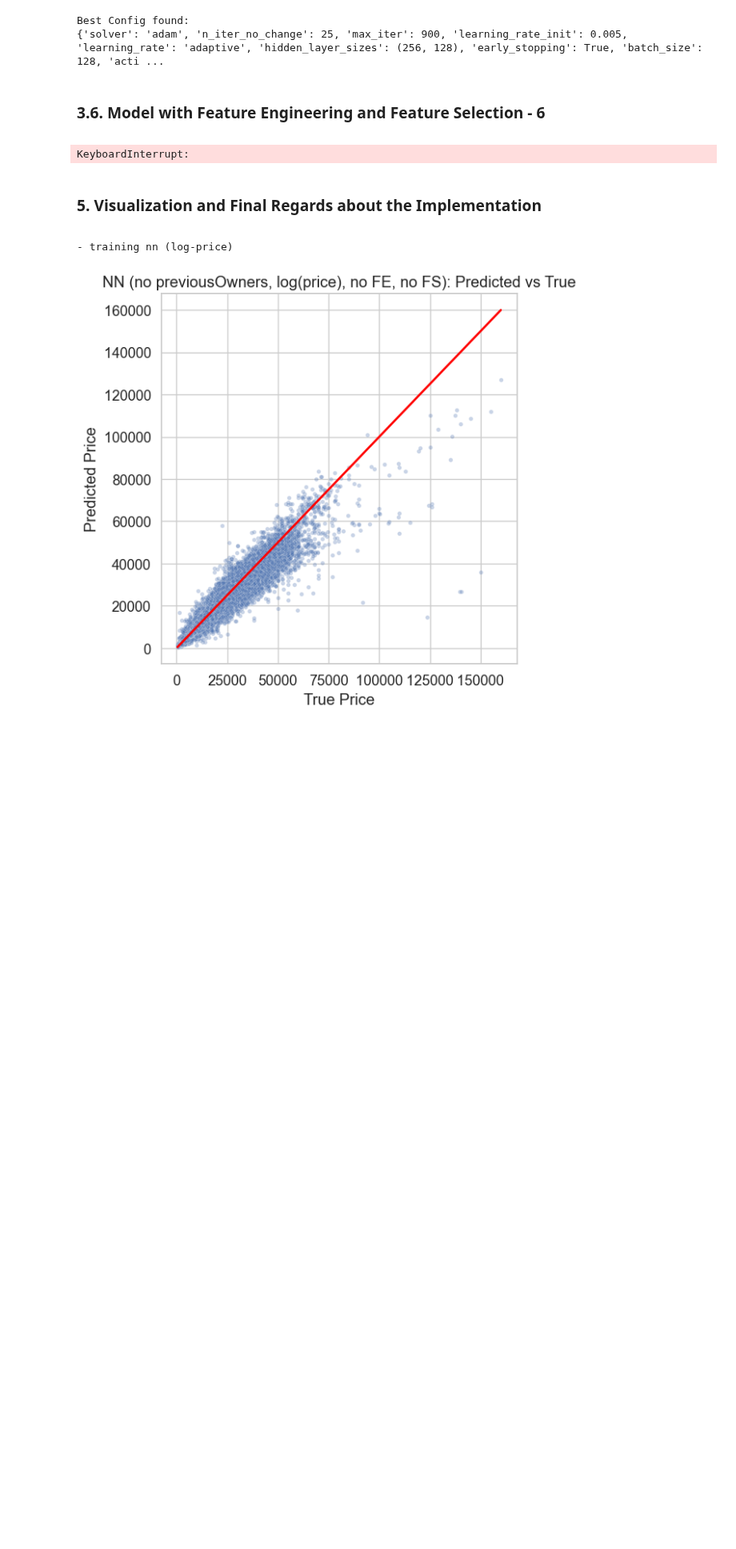
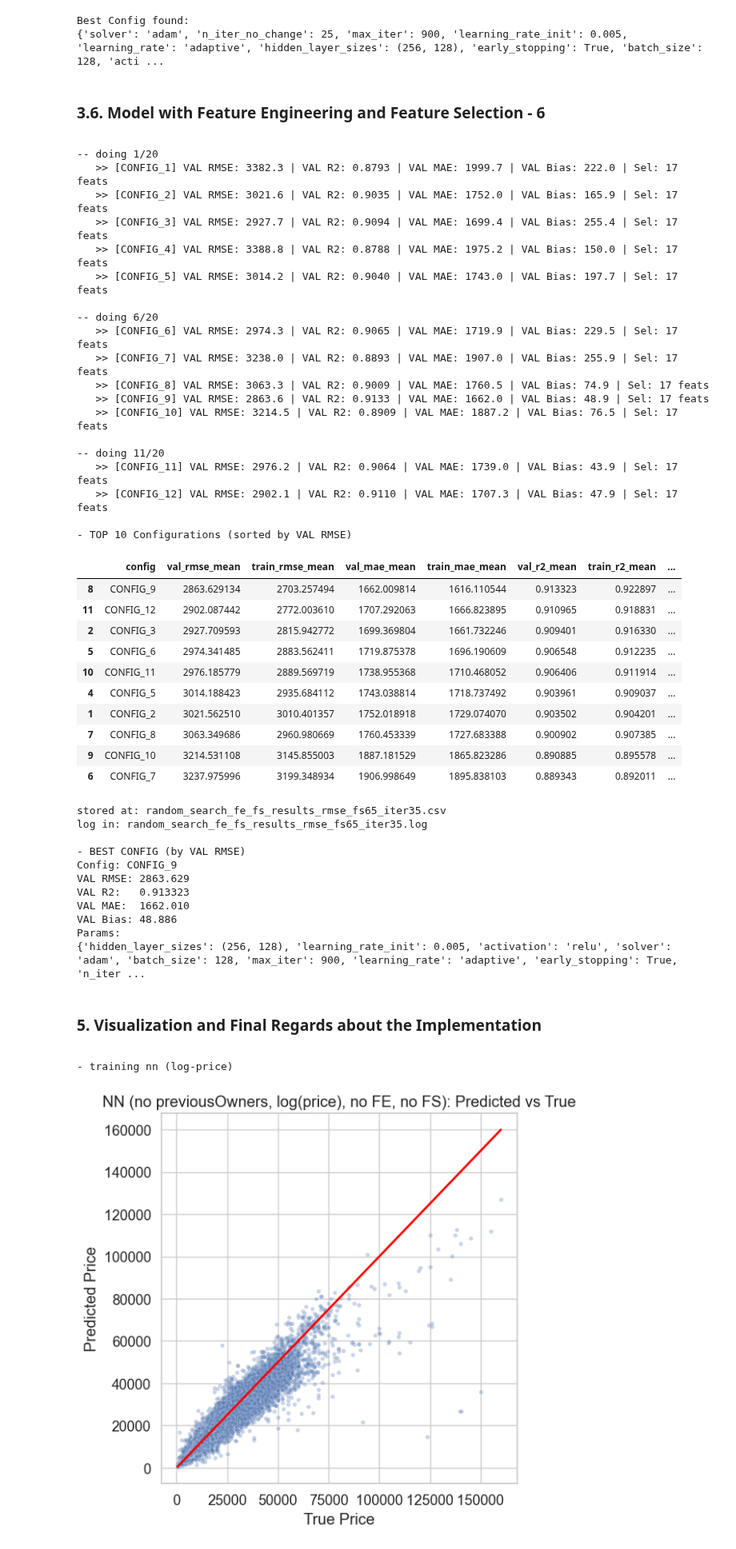
Before and after one commit to franciscasf/Machine-Learning-G51, a Jupyter notebook: notebooks/model_assessment_optimazation/05_6_NeuralNetworks_2.ipynb, the cells around one changed output. Shown at 80% size. Saved outputs shown, nothing was run; the diff lists cells and outputs as text; code cells hidden in the pictures; blank space fills up the shorter version.

```diff
--- a/notebooks/model_assessment_optimazation/05_6_NeuralNetworks_2.ipynb
+++ b/notebooks/model_assessment_optimazation/05_6_NeuralNetworks_2.ipynb
@@ -99,6 +99,14 @@ def get_random_configs(n_iter: int):
         configs.append((name, params))
 
     return configs
+# %%
+def _normalize_cats(df: pd.DataFrame) -> pd.DataFrame:
+    df = df.copy()
+    for col in cols_to_normalize:
+        if col in df.columns:
+            df[col] = fill_unknown(df[col])
+            df = column_string_transformer(df, column=col, remove_middle_spaces=True, allow_extra_chars="")
+    return df
 # %%
 %run 05_0.1_visualization_helpers.ipynb
 # %%
@@ -1374,6 +1380,8 @@ Best Config found:
 <a id="fe_fs"></a>
 # %%
 from sklearn.model_selection import ParameterSampler
+numeric_features = ["year", "mileage", "engineSize", "tax", "mpg", "previousOwners"]
+categorical_features = ["Brand", "model", "transmission", "fuelType"]
 
 N_ITER = 20
 FS_KEEP_RATIO = 0.65
@@ -1544,9 +1552,13 @@ def eval_one_config(name: str, params: dict) -> dict:
         X_train_low = ohe.transform(X_train[low_card_curr])
         X_val_low   = ohe.transform(X_val[low_card_curr])
 
-        #-------
-        X_train_num = X_train[numeric_features]
-        X_val_num   = X_val[numeric_features]
+
+        # Numeric columns AFTER feature engineering
+        raw_cat_cols = set(high_card_features + low_card_curr)  # Brand, model + low-card (+ engine_bin)
+        numeric_curr = [c for c in X_train.columns if c not in raw_cat_cols]
+
+        X_train_num = X_train[numeric_curr]
+        X_val_num   = X_val[numeric_curr]
 
         X_train_num_te = pd.concat([X_train_num, X_train_high], axis=1)
         X_val_num_te   = pd.concat([X_val_num,   X_val_high],   axis=1)
@@ -1708,34 +1720,74 @@ for i, params in enumerate(sampler, start=1):
         best_rmse = res["val_rmse_mean"]
         best_row = res
 
 results_df = pd.DataFrame(results)
 
 print("\n- TOP 10 Configurations (sorted by VAL RMSE)")
 
 results_df_sorted = results_df.sort_values(
     "val_rmse_mean", ascending=True
 )
 
 display(results_df_sorted.head(10))
 
 OUT_CSV = "random_search_fe_fs_results_rmse_fs65_iter35.csv"
 results_df_sorted.to_csv(OUT_CSV, index=False)
 
 print(f"stored at: {OUT_CSV}")
 print(f"log in: {LOG_FILE}")
 
 print("\n- BEST CONFIG (by VAL RMSE)")
 print(f"Config: {best_row['config']}")
 print(f"VAL RMSE: {best_row['val_rmse_mean']:.3f}")
 print(f"VAL R2:   {best_row['val_r2_mean']:.6f}")
 print(f"VAL MAE:  {best_row['val_mae_mean']:.3f}")
 print(f"VAL Bias: {best_row['val_bias_mean']:.3f}")
 
 best_params = {k: best_row[k] for k in param_distributions}
 print("Params:")
 print(best_params)
 # %% [output]
-KeyboardInterrupt:
+-- doing 1/20
+   >> [CONFIG_1] VAL RMSE: 3382.3 | VAL R2: 0.8793 | VAL MAE: 1999.7 | VAL Bias: 222.0 | Sel: 17 feats
+   >> [CONFIG_2] VAL RMSE: 3021.6 | VAL R2: 0.9035 | VAL MAE: 1752.0 | VAL Bias: 165.9 | Sel: 17 feats
+   >> [CONFIG_3] VAL RMSE: 2927.7 | VAL R2: 0.9094 | VAL MAE: 1699.4 | VAL Bias: 255.4 | Sel: 17 feats
+   >> [CONFIG_4] VAL RMSE: 3388.8 | VAL R2: 0.8788 | VAL MAE: 1975.2 | VAL Bias: 150.0 | Sel: 17 feats
+   >> [CONFIG_5] VAL RMSE: 3014.2 | VAL R2: 0.9040 | VAL MAE: 1743.0 | VAL Bias: 197.7 | Sel: 17 feats
+
+-- doing 6/20
+   >> [CONFIG_6] VAL RMSE: 2974.3 | VAL R2: 0.9065 | VAL MAE: 1719.9 | VAL Bias: 229.5 | Sel: 17 feats
+   >> [CONFIG_7] VAL RMSE: 3238.0 | VAL R2: 0.8893 | VAL MAE: 1907.0 | VAL Bias: 255.9 | Sel: 17 feats
+   >> [CONFIG_8] VAL RMSE: 3063.3 | VAL R2: 0.9009 | VAL MAE: 1760.5 | VAL Bias: 74.9 | Sel: 17 feats
+   >> [CONFIG_9] VAL RMSE: 2863.6 | VAL R2: 0.9133 | VAL MAE: 1662.0 | VAL Bias: 48.9 | Sel: 17 feats
+   >> [CONFIG_10] VAL RMSE: 3214.5 | VAL R2: 0.8909 | VAL MAE: 1887.2 | VAL Bias: 76.5 | Sel: 17 feats
+
+-- doing 11/20
+   >> [CONFIG_11] VAL RMSE: 2976.2 | VAL R2: 0.9064 | VAL MAE: 1739.0 | VAL Bias: 43.9 | Sel: 17 feats
+   >> [CONFIG_12] VAL RMSE: 2902.1 | VAL R2: 0.9110 | VAL MAE: 1707.3 | VAL Bias: 47.9 | Sel: 17 feats
+
+- TOP 10 Configurations (sorted by VAL RMSE)
+|  | config | val_rmse_mean | train_rmse_mean | val_mae_mean | train_mae_mean | val_r2_mean | train_r2_mean | ... |
+| 8 | CONFIG_9 | 2863.629134 | 2703.257494 | 1662.009814 | 1616.110544 | 0.913323 | 0.922897 | ... |
+| 11 | CONFIG_12 | 2902.087442 | 2772.003610 | 1707.292063 | 1666.823895 | 0.910965 | 0.918831 | ... |
+| 2 | CONFIG_3 | 2927.709593 | 2815.942772 | 1699.369804 | 1661.732246 | 0.909401 | 0.916330 | ... |
+| 5 | CONFIG_6 | 2974.341485 | 2883.562411 | 1719.875378 | 1696.190609 | 0.906548 | 0.912235 | ... |
+| 10 | CONFIG_11 | 2976.185779 | 2889.569719 | 1738.955368 | 1710.468052 | 0.906406 | 0.911914 | ... |
+| 4 | CONFIG_5 | 3014.188423 | 2935.684112 | 1743.038814 | 1718.737492 | 0.903961 | 0.909037 | ... |
+| 1 | CONFIG_2 | 3021.562510 | 3010.401357 | 1752.018918 | 1729.074070 | 0.903502 | 0.904201 | ... |
+| 7 | CONFIG_8 | 3063.349686 | 2960.980669 | 1760.453339 | 1727.683388 | 0.900902 | 0.907385 | ... |
+| 9 | CONFIG_10 | 3214.531108 | 3145.855003 | 1887.181529 | 1865.823286 | 0.890885 | 0.895578 | ... |
+| 6 | CONFIG_7 | 3237.975996 | 3199.348934 | 1906.998649 | 1895.838103 | 0.889343 | 0.892011 | ... |
+stored at: random_search_fe_fs_results_rmse_fs65_iter35.csv
+log in: random_search_fe_fs_results_rmse_fs65_iter35.log
+
+- BEST CONFIG (by VAL RMSE)
+Config: CONFIG_9
+VAL RMSE: 2863.629
+VAL R2:   0.913323
+VAL MAE:  1662.010
+VAL Bias: 48.886
+Params:
+{'hidden_layer_sizes': (256, 128), 'learning_rate_init': 0.005, 'activation': 'relu', 'solver': 'adam', 'batch_size': 128, 'max_iter': 900, 'learning_rate': 'adaptive', 'early_stopping': True, 'n_iter ...
 # %% [markdown]
 ### 5. Visualization and Final Regards about the Implementation
 <a id="visualization"></a>
```
Also changed, not shown: parts of 5 cells of this notebook, 6 other files.
